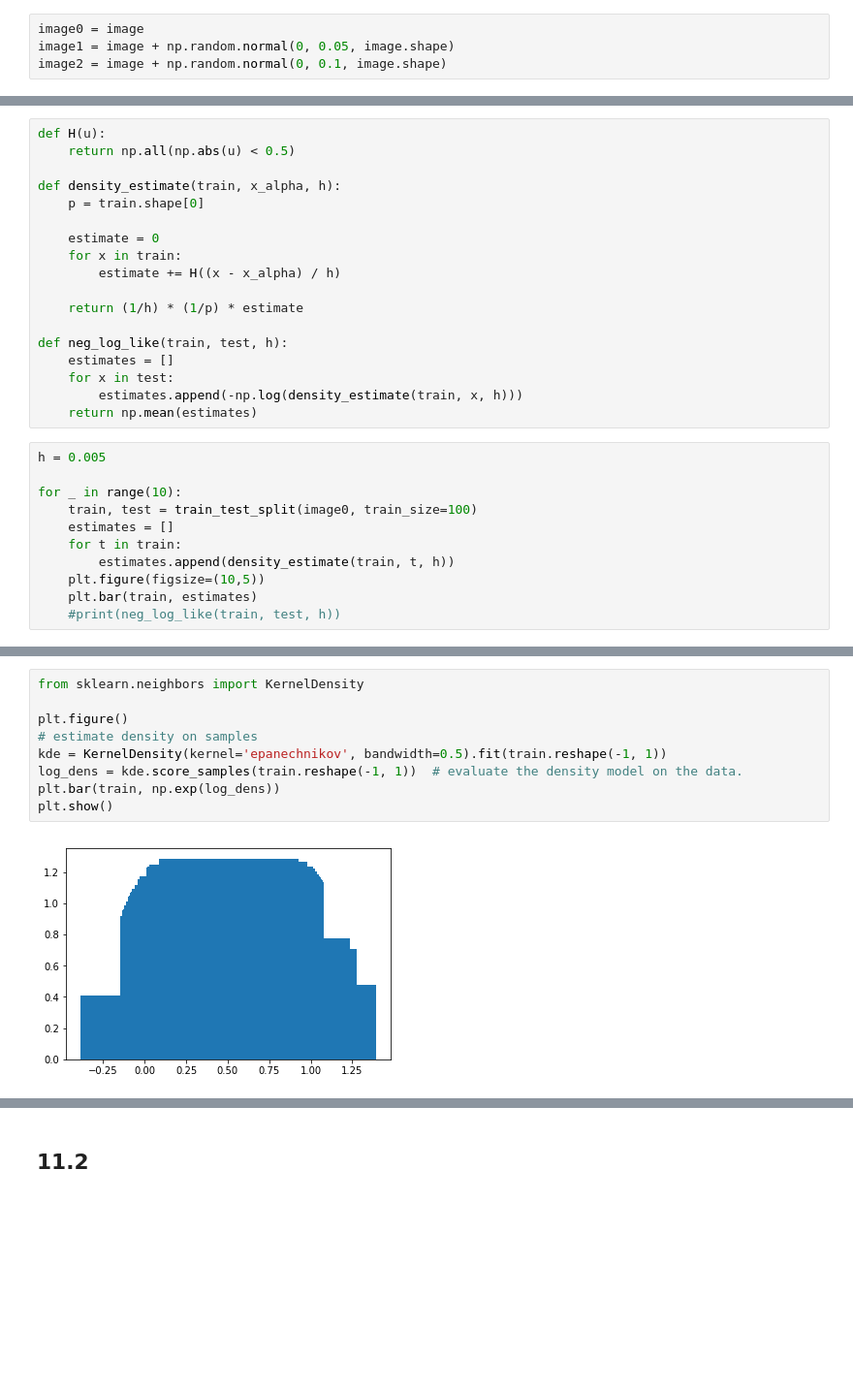
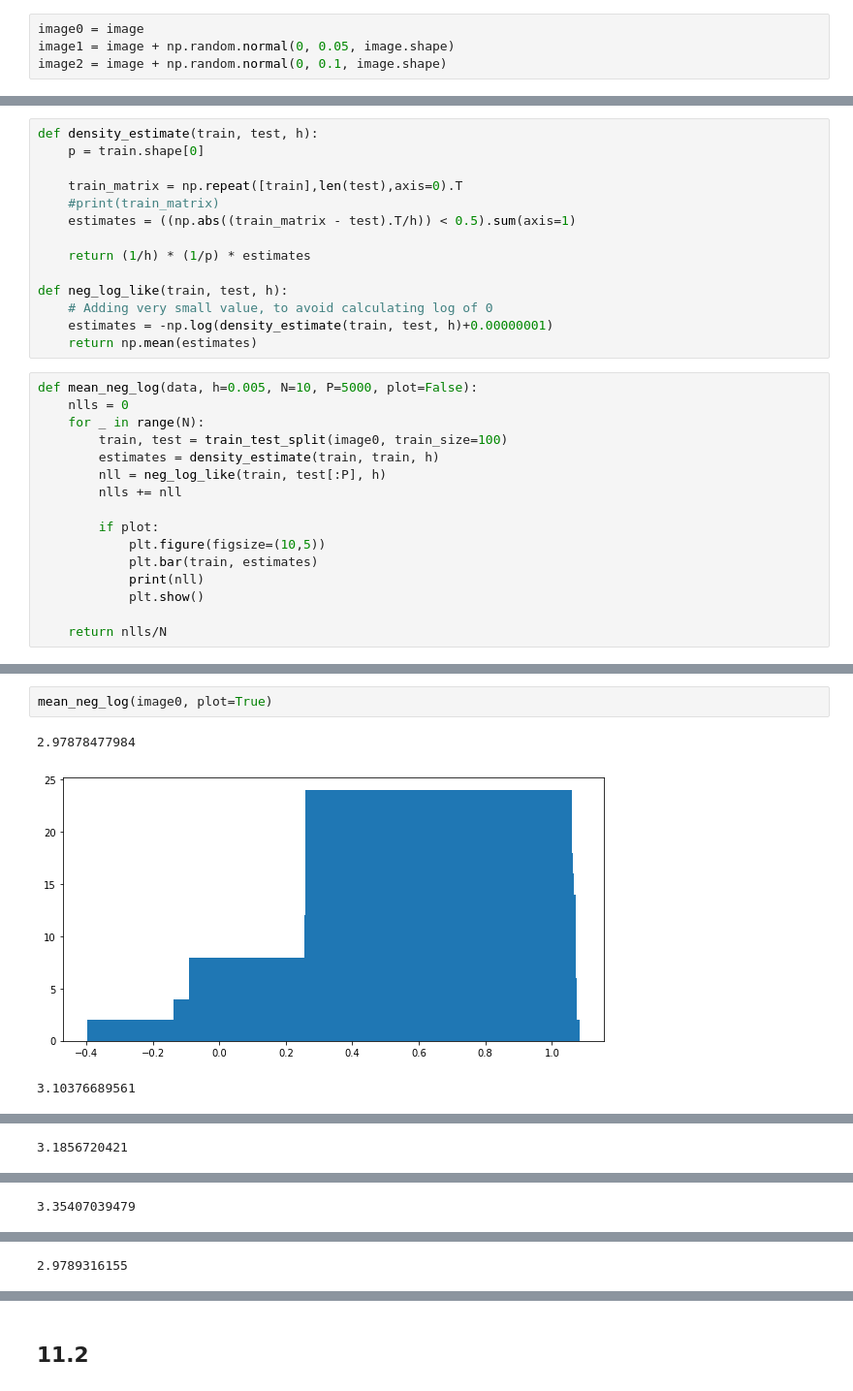
Before and after one commit to muellerfelix/mi-2, a Jupyter notebook: hw-11/HW11.ipynb, the cells around one changed output, grey strips where cells are left out. Shown at 97% size. Drawn from its saved outputs; the diff is of its cells as text; blank space fills up the shorter version.

```diff
--- a/hw-11/HW11.ipynb
+++ b/hw-11/HW11.ipynb
@@ -48,29 +48,30 @@ plt.show()
 # %%
-def H(u):
-    return np.all(np.abs(u) < 0.5)
-
-def density_estimate(train, x_alpha, h):
+def density_estimate(train, test, h):
     p = train.shape[0]
 
-    estimate = 0
-    for x in train:
-        estimate += H((x - x_alpha) / h)
+    train_matrix = np.repeat([train],len(test),axis=0).T
+    #print(train_matrix)
+    estimates = ((np.abs((train_matrix - test).T/h)) < 0.5).sum(axis=1)
 
-    return (1/h) * (1/p) * estimate
+    return (1/h) * (1/p) * estimates
 
 def neg_log_like(train, test, h):
-    estimates = []
-    for x in test:
-        estimates.append(-np.log(density_estimate(train, x, h)))
+    # Adding very small value, to avoid calculating log of 0
+    estimates = -np.log(density_estimate(train, test, h)+0.00000001)
     return np.mean(estimates)
 # %%
-h = 0.005
+def mean_neg_log(data, h=0.005, N=10, P=5000, plot=False):
+    nlls = 0
+    for _ in range(N):
+        train, test = train_test_split(image0, train_size=100)
+        estimates = density_estimate(train, train, h)
+        nll = neg_log_like(train, test[:P], h)
+        nlls += nll
 
-for _ in range(10):
-    train, test = train_test_split(image0, train_size=100)
-    estimates = []
-    for t in train:
-        estimates.append(density_estimate(train, t, h))
-    plt.figure(figsize=(10,5))
-    plt.bar(train, estimates)
-    #print(neg_log_like(train, test, h))
+        if plot:
+            plt.figure(figsize=(10,5))
+            plt.bar(train, estimates)
+            print(nll)
+            plt.show()
+
+    return nlls/N
@@ -88,11 +78,6 @@ for _ in range(10):
-# %%
-from sklearn.neighbors import KernelDensity
-
-plt.figure()
-# estimate density on samples
-kde = KernelDensity(kernel='epanechnikov', bandwidth=0.5).fit(train.reshape(-1, 1))
-log_dens = kde.score_samples(train.reshape(-1, 1))  # evaluate the density model on the data.
-plt.bar(train, np.exp(log_dens))
-plt.show()
-# %% [output]
-[figure, removed]
+# %%
+mean_neg_log(image0, plot=True)
+# %% [output]
+2.97878477984
+[figure, added]
+3.10376689561
@@ -98,0 +85 @@ plt.show()
+3.1856720421
@@ -98,0 +87 @@ plt.show()
+3.35407039479
@@ -98,0 +89 @@ plt.show()
+2.9789316155
```
Also changed, not shown: parts of 8 cells of this notebook.
